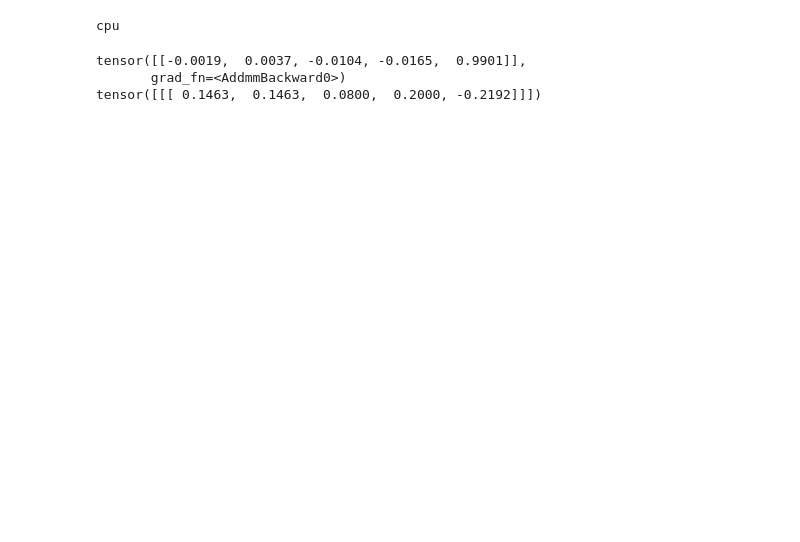
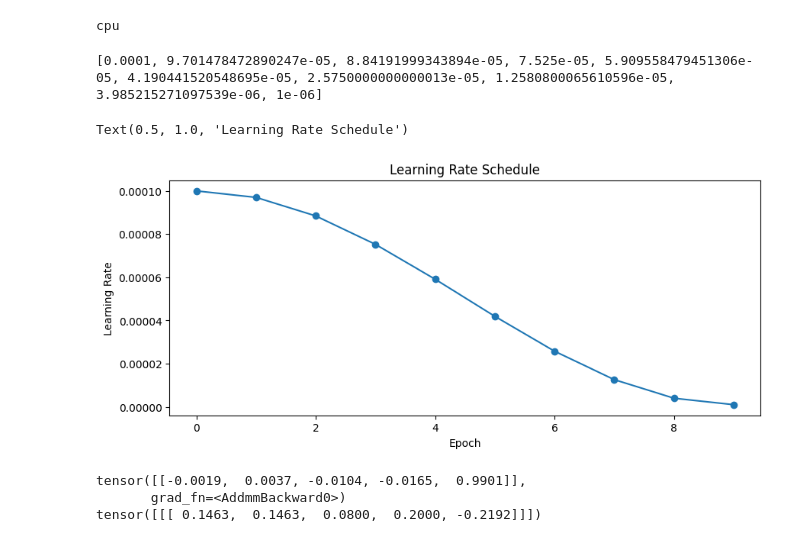
Before and after one commit to Dimaregaisia1749/TradeBot, a Jupyter notebook: model_test.ipynb, the cells around one changed output. Saved outputs shown, nothing was run; the diff lists cells and outputs as text; code cells hidden in the pictures; blank space fills up the shorter version.

```diff
--- a/model_test.ipynb
+++ b/model_test.ipynb
@@ -185,6 +191,31 @@ val_dataset = CandlesDataset(
 # %%
 train_loader = DataLoader(train_dataset, batch_size=batch_size, shuffle=True, num_workers=num_workers)
 val_loader = DataLoader(val_dataset, batch_size=batch_size, num_workers=num_workers)
+# %%
+LR_START = 1e-4
+LR_MAX = 1e-4
+LR_MIN = 1e-6
+LR_RAMPUP_EPOCHS = 3
+LR_SUSTAIN_EPOCHS = 0
+
+def lrfn(epoch):
+    if epoch < LR_RAMPUP_EPOCHS:
+        lr = (LR_MAX - LR_START) / LR_RAMPUP_EPOCHS * epoch + LR_START
+    elif epoch < LR_RAMPUP_EPOCHS + LR_SUSTAIN_EPOCHS:
+        lr = LR_MAX
+    else:
+        decay_total_epochs = max_epoch - LR_RAMPUP_EPOCHS - LR_SUSTAIN_EPOCHS - 1
+        decay_epoch_index = epoch - LR_RAMPUP_EPOCHS - LR_SUSTAIN_EPOCHS
+        phase = math.pi * decay_epoch_index / decay_total_epochs
+        cosine_decay = 0.5 * (1 + math.cos(phase))
+        lr = (LR_MAX - LR_MIN) * cosine_decay + LR_MIN
+    return lr
+
+# cosine sheduler
+# %% [output]
+[0.0001, 9.701478472890247e-05, 8.84191999343894e-05, 7.525e-05, 5.909558479451306e-05, 4.190441520548695e-05, 2.5750000000000013e-05, 1.2580800065610596e-05, 3.985215271097539e-06, 1e-06]
+Text(0.5, 1.0, 'Learning Rate Schedule')
+[figure, added]
 # %%
 model = CandleTransformer(
     heads=heads,
```
Also changed, not shown: parts of 5 cells of this notebook.
